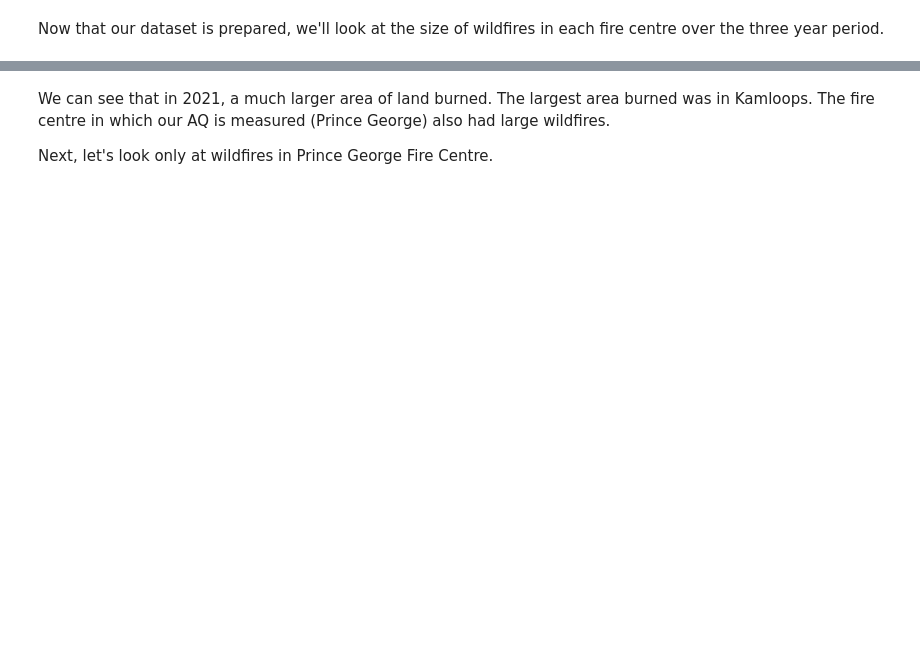
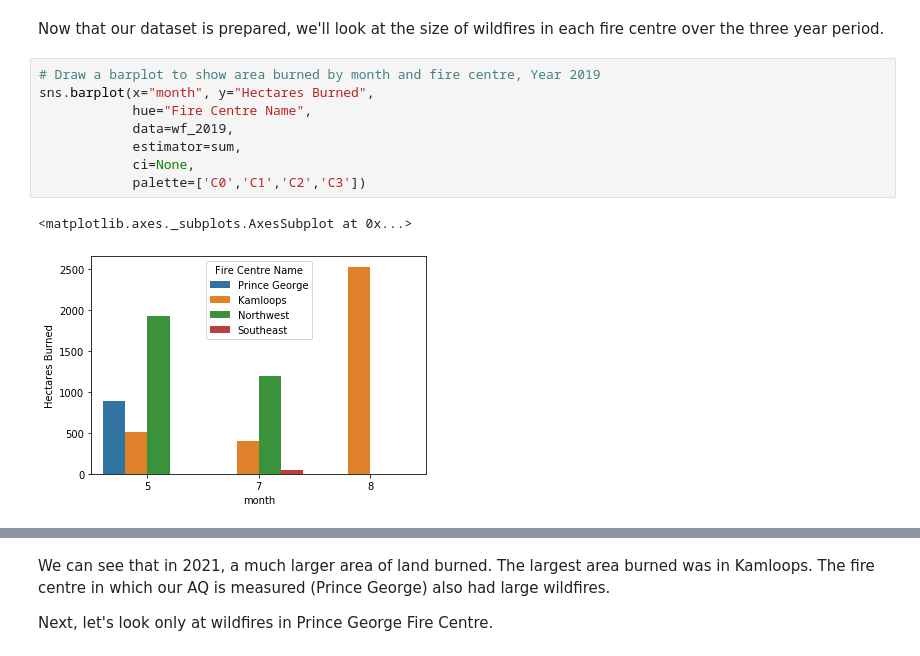
Before and after one commit to mirandadoris/CIV1498_Project2_Pythoneers, a Jupyter notebook: 2-Analysis/Wildfire_Analysis.ipynb, the cells around one changed output, grey strips where cells are left out. Saved outputs shown, nothing was run; the diff lists cells and outputs as text; blank space fills up the shorter version.

```diff
--- a/2-Analysis/Wildfire_Analysis.ipynb
+++ b/2-Analysis/Wildfire_Analysis.ipynb
@@ -72,3 +77,14 @@ wf_data.head()
 # %% [markdown]
 Now that our dataset is prepared, we'll look at the size of wildfires in each fire centre over the three year period.
+# %%
+# Draw a barplot to show area burned by month and fire centre, Year 2019
+sns.barplot(x="month", y="Hectares Burned",
+            hue="Fire Centre Name",
+            data=wf_2019,
+            estimator=sum,
+            ci=None,
+            palette=['C0','C1','C2','C3'])
+# %% [output]
+<matplotlib.axes._subplots.AxesSubplot at 0x...>
+[figure, added]
 # %%
```
Also changed, not shown: parts of 5 cells of this notebook.
